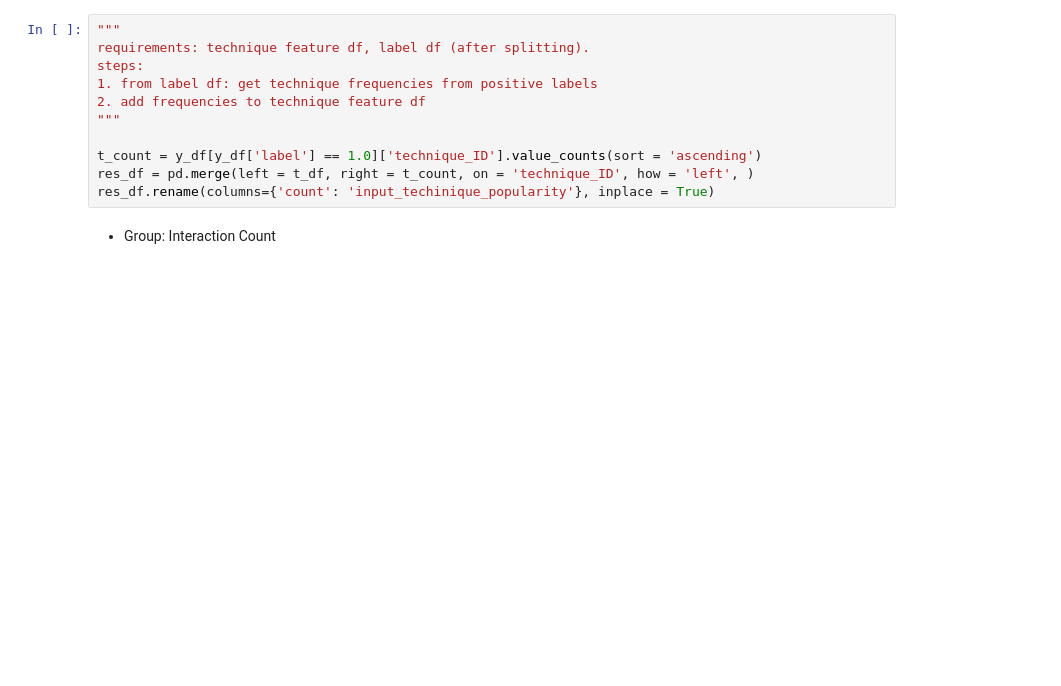
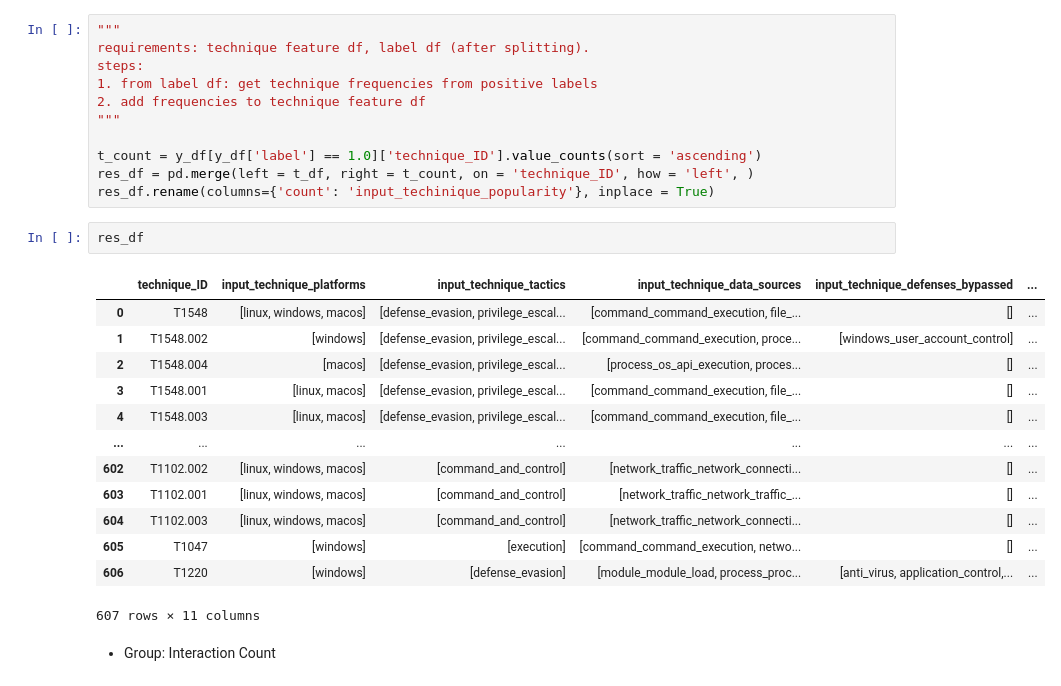
Before and after one commit to hcvu1050/hieuchivu-gt24-repo3, a Jupyter notebook: sctratch2_feature_engineering.ipynb, the cells around one changed output. Saved outputs shown, nothing was run; the diff lists cells and outputs as text; blank space fills up the shorter version.

```diff
--- a/sctratch2_feature_engineering.ipynb
+++ b/sctratch2_feature_engineering.ipynb
@@ -17,6 +17,22 @@ steps:
 t_count = y_df[y_df['label'] == 1.0]['technique_ID'].value_counts(sort = 'ascending')
 res_df = pd.merge(left = t_df, right = t_count, on = 'technique_ID', how = 'left', )
 res_df.rename(columns={'count': 'input_techinique_popularity'}, inplace = True)
+# %%
+res_df
+# %% [output]
+|  | technique_ID | input_technique_platforms | input_technique_tactics | input_technique_data_sources | input_technique_defenses_bypassed | ... |
+| 0 | T1548 | [linux, windows, macos] | [defense_evasion, privilege_escal... | [command_command_execution, file_... | [] | ... |
+| 1 | T1548.002 | [windows] | [defense_evasion, privilege_escal... | [command_command_execution, proce... | [windows_user_account_control] | ... |
+| 2 | T1548.004 | [macos] | [defense_evasion, privilege_escal... | [process_os_api_execution, proces... | [] | ... |
+| 3 | T1548.001 | [linux, macos] | [defense_evasion, privilege_escal... | [command_command_execution, file_... | [] | ... |
+| 4 | T1548.003 | [linux, macos] | [defense_evasion, privilege_escal... | [command_command_execution, file_... | [] | ... |
+| ... | ... | ... | ... | ... | ... | ... |
+| 602 | T1102.002 | [linux, windows, macos] | [command_and_control] | [network_traffic_network_connecti... | [] | ... |
+| 603 | T1102.001 | [linux, windows, macos] | [command_and_control] | [network_traffic_network_traffic_... | [] | ... |
+| 604 | T1102.003 | [linux, windows, macos] | [command_and_control] | [network_traffic_network_connecti... | [] | ... |
+| 605 | T1047 | [windows] | [execution] | [command_command_execution, netwo... | [] | ... |
+| 606 | T1220 | [windows] | [defense_evasion] | [module_module_load, process_proc... | [anti_virus, application_control,... | ... |
+607 rows × 11 columns
 # %% [markdown]
 - Group: Interaction Count
 # %%
```
Also changed, not shown: parts of 1 cell of this notebook, 2 other files.
